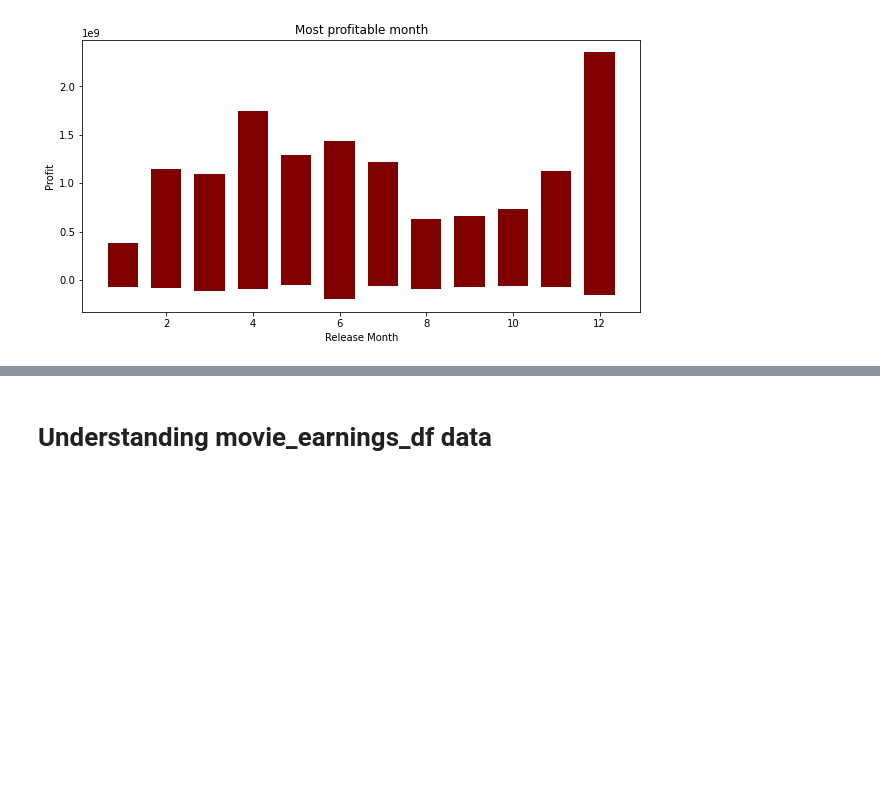
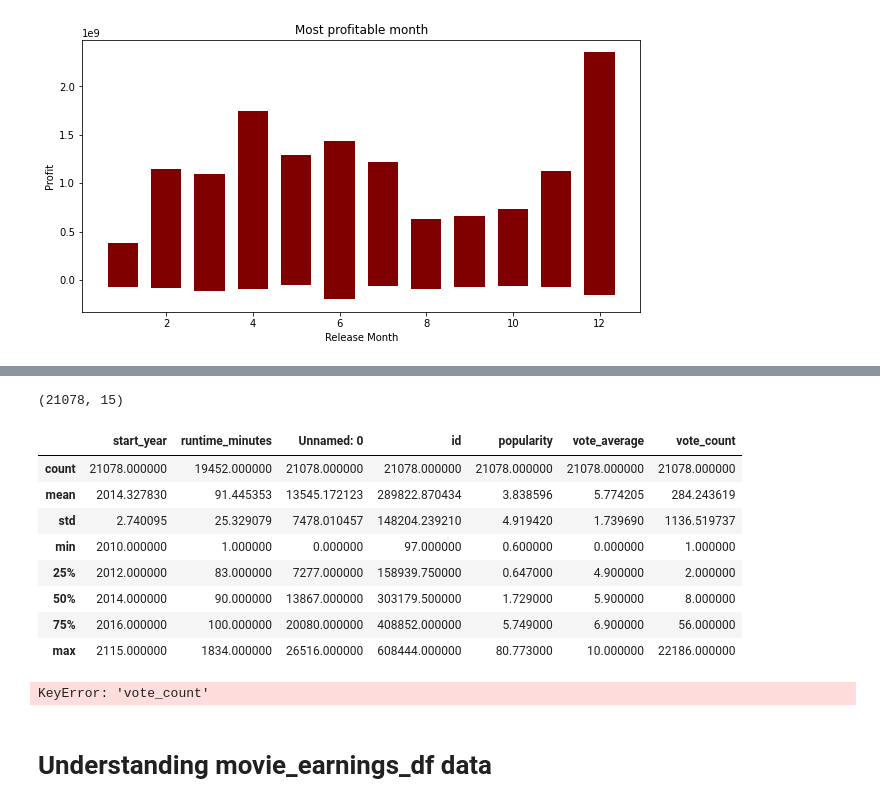
Before and after one commit to WendyMwiti/microsoft_movie_analysis, a Jupyter notebook: zippedData/Moviesmicrosoft.ipynb, the cells around one changed output, grey strips where cells are left out. Cells and saved outputs as stored; diff of their text form; code cells hidden in the pictures; blank space fills up the shorter version.

```diff
--- a/zippedData/Moviesmicrosoft.ipynb
+++ b/zippedData/Moviesmicrosoft.ipynb
@@ -448,0 +525,16 @@ plt.show()
+# %%
+english_df.shape
+# %% [output]
+(21078, 15)
+# %%
+english_df.describe()
+# %% [output]
+|  | start_year | runtime_minutes | Unnamed: 0 | id | popularity | vote_average | vote_count |
+| count | 21078.000000 | 19452.000000 | 21078.000000 | 21078.000000 | 21078.000000 | 21078.000000 | 21078.000000 |
+| mean | 2014.327830 | 91.445353 | 13545.172123 | 289822.870434 | 3.838596 | 5.774205 | 284.243619 |
+| std | 2.740095 | 25.329079 | 7478.010457 | 148204.239210 | 4.919420 | 1.739690 | 1136.519737 |
+| min | 2010.000000 | 1.000000 | 0.000000 | 97.000000 | 0.600000 | 0.000000 | 1.000000 |
+| 25% | 2012.000000 | 83.000000 | 7277.000000 | 158939.750000 | 0.647000 | 4.900000 | 2.000000 |
+| 50% | 2014.000000 | 90.000000 | 13867.000000 | 303179.500000 | 1.729000 | 5.900000 | 8.000000 |
+| 75% | 2016.000000 | 100.000000 | 20080.000000 | 408852.000000 | 5.749000 | 6.900000 | 56.000000 |
+| max | 2115.000000 | 1834.000000 | 26516.000000 | 608444.000000 | 80.773000 | 10.000000 | 22186.000000 |
@@ -448,0 +543,5 @@ plt.show()
+# %%
+
+english_df['vote_count'].count()
+# %% [output]
+KeyError: 'vote_count'
```
Also changed, not shown: parts of 39 cells of this notebook.
